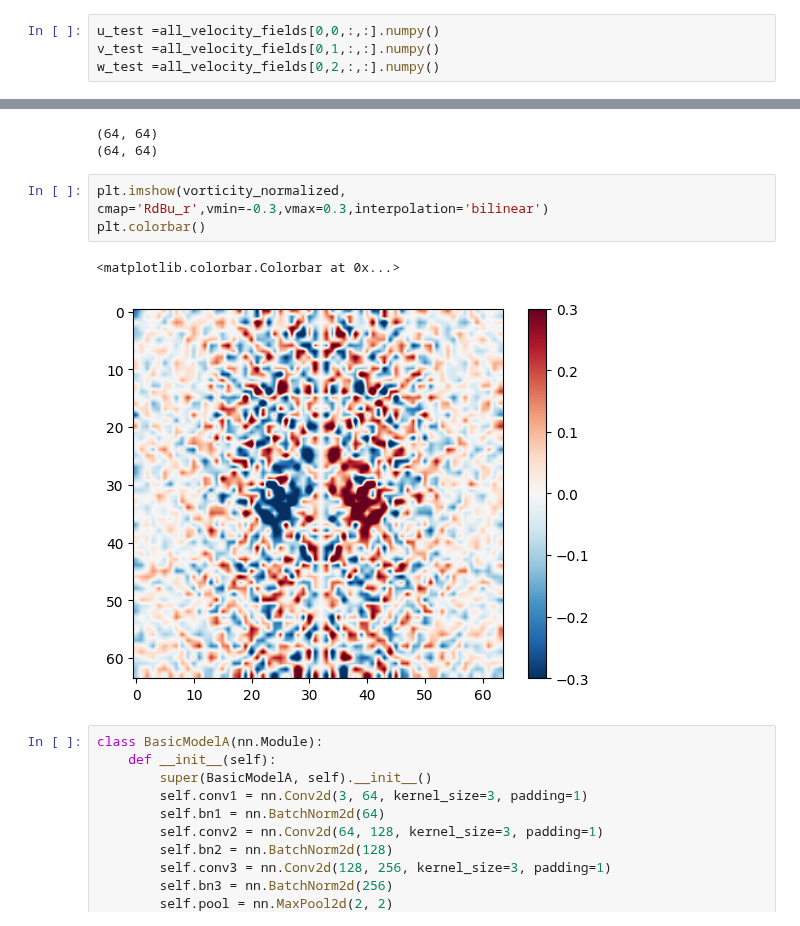
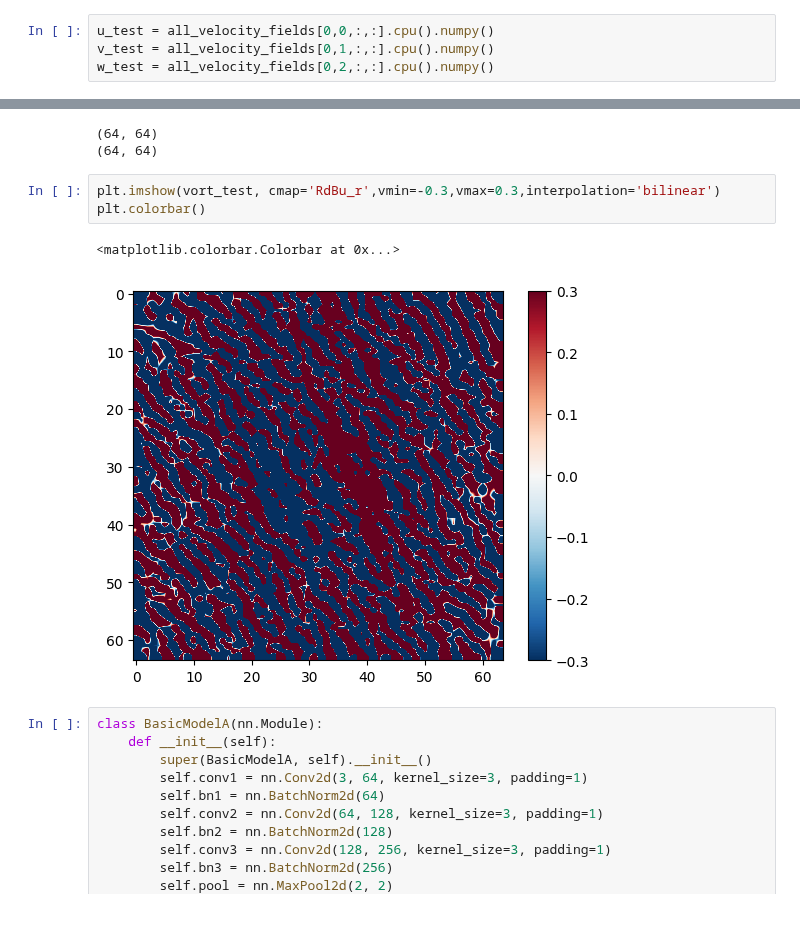
Before and after one commit to jackyvava/SR_waveFunction, a Jupyter notebook: code_8_2.ipynb, the cells around one changed output, grey strips where cells are left out. Drawn from its saved outputs; the diff is of its cells as text.

```diff
--- a/code_8_2.ipynb
+++ b/code_8_2.ipynb
@@ -328,9 +328,9 @@ dx = 2*np.pi/size_low
 dy = 2*np.pi/size_low
 dz = 2*np.pi/size_low
 # %%
-u_test =all_velocity_fields[0,0,:,:].numpy()
-v_test =all_velocity_fields[0,1,:,:].numpy()
-w_test =all_velocity_fields[0,2,:,:].numpy()
+u_test = all_velocity_fields[0,0,:,:].cpu().numpy()
+v_test = all_velocity_fields[0,1,:,:].cpu().numpy()
+w_test = all_velocity_fields[0,2,:,:].cpu().numpy()
 # %%
 def vorticity(U_x, U_y, dx, dy):
     dU_y_dx, _ = np.gradient(U_y, dx, axis=0), np.gradient(U_y, dy, axis=1)
@@ -354,11 +354,11 @@ print(vorticity_normalized.shape)
 (64, 64)
 (64, 64)
 # %%
-plt.imshow(vorticity_normalized, cmap='RdBu_r',vmin=-0.3,vmax=0.3,interpolation='bilinear')
+plt.imshow(vort_test, cmap='RdBu_r',vmin=-0.3,vmax=0.3,interpolation='bilinear')
 plt.colorbar()
 # %% [output]
 <matplotlib.colorbar.Colorbar at 0x...>
-[figure, old version]
+[figure, new version]
 # %%
 class BasicModelA(nn.Module):
     def __init__(self):
```
Also changed, not shown: parts of 2 cells of this notebook, 1 other file.
